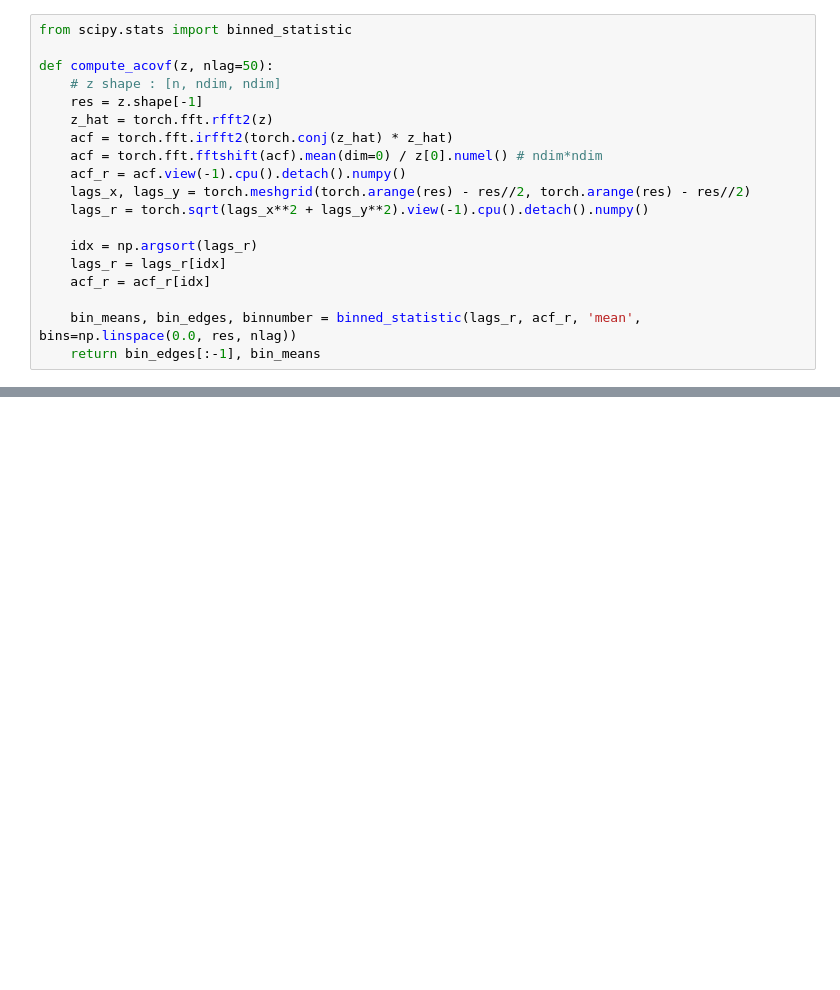
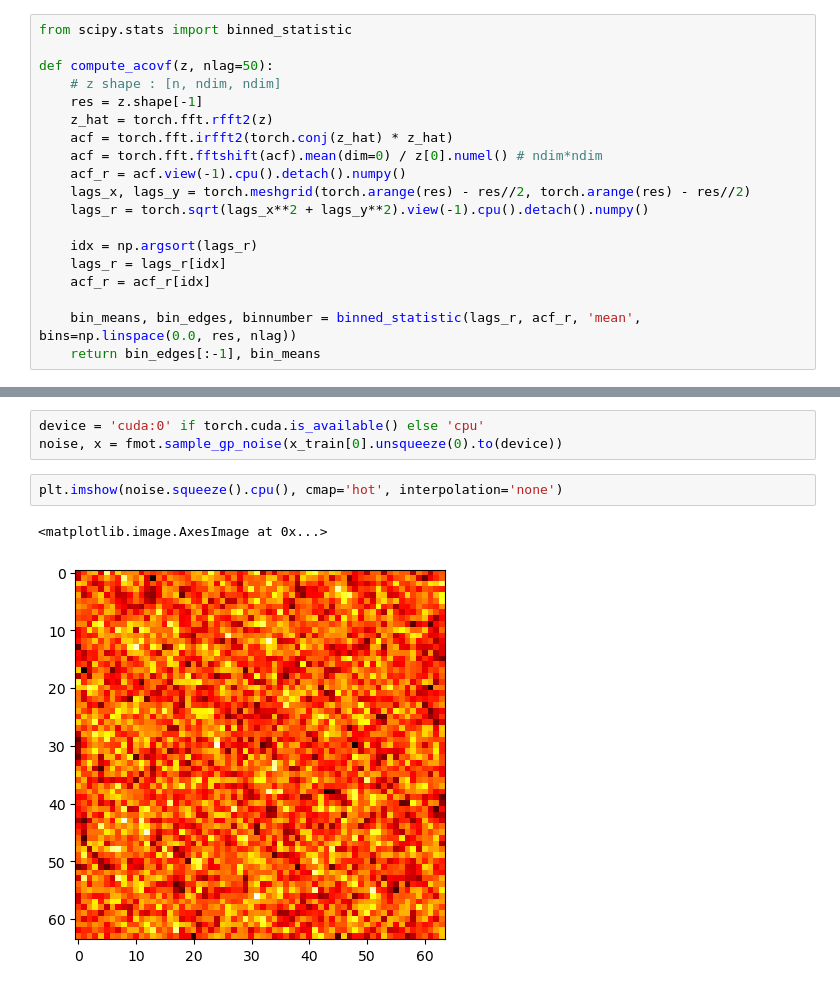
Before and after one commit to etiennedreyer/SPL_OFM, a Jupyter notebook: prior_learning/OFM_GRF_calorimeter.ipynb, the cells around one changed output, grey strips where cells are left out. Saved outputs shown, nothing was run; the diff lists cells and outputs as text; blank space fills up the shorter version.

```diff
--- a/prior_learning/OFM_GRF_calorimeter.ipynb
+++ b/prior_learning/OFM_GRF_calorimeter.ipynb
@@ -234,0 +244,8 @@ ax.legend(loc='upper right')
+# %%
+device = 'cuda:0' if torch.cuda.is_available() else 'cpu'
+noise, x = fmot.sample_gp_noise(x_train[0].unsqueeze(0).to(device))
+# %%
+plt.imshow(noise.squeeze().cpu(), cmap='hot', interpolation='none')
+# %% [output]
+<matplotlib.image.AxesImage at 0x...>
+[figure, added]
```
Also changed, not shown: parts of 14 cells of this notebook, 3 other files.
